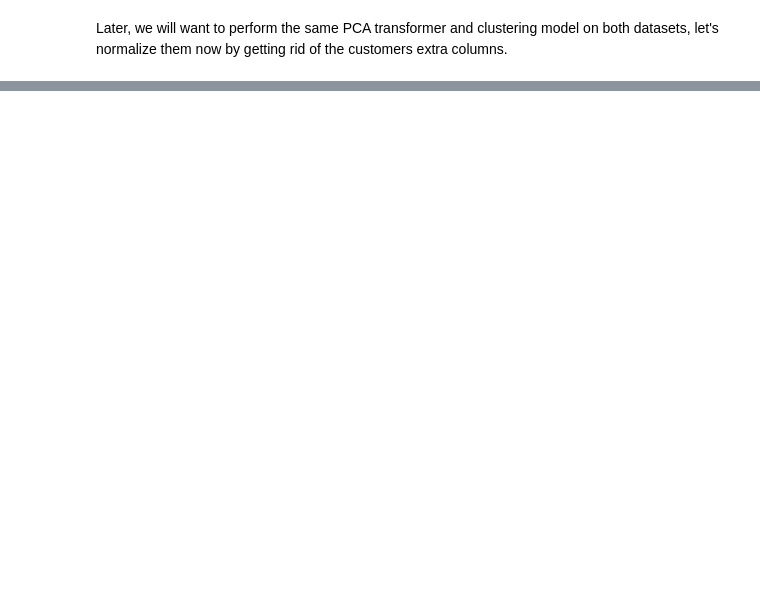
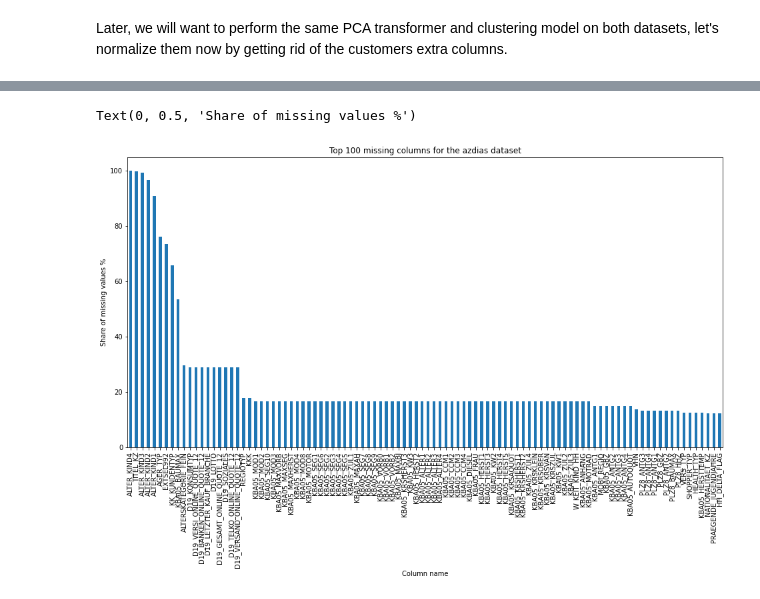
Before and after one commit to ClemPalf/SageMaker-Arvato, a Jupyter notebook: 1) Data exploration and preprocessing.ipynb, the cells around one changed output, grey strips where cells are left out. Saved outputs shown, nothing was run; the diff lists cells and outputs as text; code cells hidden in the pictures; blank space fills up the shorter version.

Commit message:
Clean NaN values

```diff
--- a/1) Data exploration and preprocessing.ipynb
+++ b/1) Data exploration and preprocessing.ipynb
@@ -33,0 +189,4 @@ del customers['ONLINE_PURCHASE']
+# %%
+# Apply the unknown_to_NaN function to both dataset
+customers = unknown_to_NaN(customers, unkown_attributes_values)
+azdias = unknown_to_NaN(azdias, unkown_attributes_values)
@@ -33,0 +203,11 @@ del customers['ONLINE_PURCHASE']
+# %%
+def noscore_to_NaN(df):
+    """
+    Replaces 0 values to 'np.nan' in "WOHNLAGE"
+    """
+    df["WOHNLAGE"] = df["WOHNLAGE"].replace({0: np.nan})
+
+    return df
+# %%
+customers = noscore_to_NaN(customers)
+azdias = noscore_to_NaN(azdias)
@@ -33,0 +228,12 @@ del customers['ONLINE_PURCHASE']
+# %%
+# Count and share of missing values
+azdias_null = azdias.isnull().sum()
+azdias_null_share = azdias_null/len(azdias) * 100
+# %%
+# Plot 100 columns with highest share of missing values
+ax = azdias_null_share.sort_values(ascending=False).head(100).plot(kind='bar', figsize=(16,8), title='Top 100 missing columns for the azdias dataset')
+ax.set_xlabel("Column name")
+ax.set_ylabel("Share of missing values %")
+# %% [output]
+Text(0, 0.5, 'Share of missing values %')
+[figure, added]
```
Also changed, not shown: parts of 62 cells of this notebook, 1 other file.
